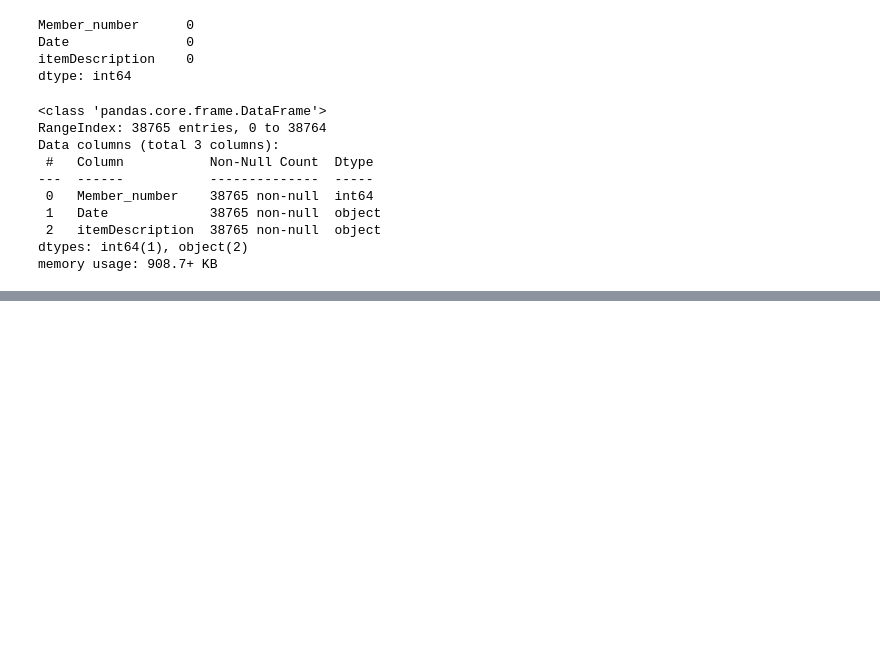
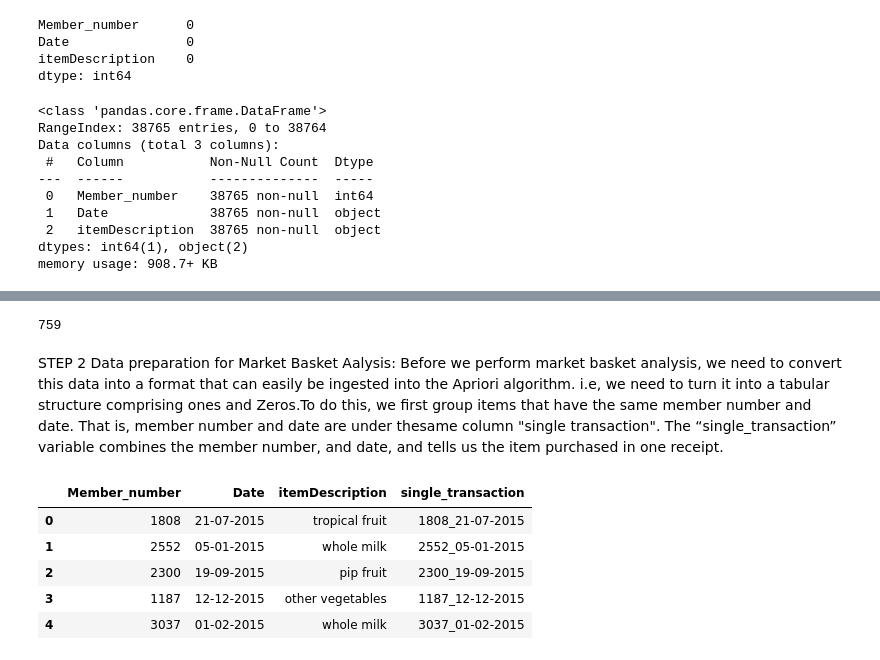
Before and after one commit to Pri3scilla/FLiT-Data-Science-Mentorship-Projects, a Jupyter notebook: market_basket_analysis.ipynb, the cells around one changed output, grey strips where cells are left out. Saved outputs shown, nothing was run; the diff lists cells and outputs as text; code cells hidden in the pictures; blank space fills up the shorter version.

```diff
--- a/market_basket_analysis.ipynb
+++ b/market_basket_analysis.ipynb
@@ -56,6 +62,3 @@ Data columns (total 3 columns):
  2   itemDescription  38765 non-null  object
 dtypes: int64(1), object(2)
 memory usage: 908.7+ KB
-# %%
-#convert the date datatype to date
-df['Date']=datetime(df[]'Date'])
@@ -63,0 +107,19 @@ SyntaxError: ignored
+# %%
+# Check again for duplicates
+print(df.duplicated().sum())
+# %% [output]
+759
+# %% [markdown]
+STEP 2 Data preparation for Market Basket Aalysis: Before we perform market basket analysis, we need to convert this data into a format that can easily be ingested into the Apriori algorithm. i.e, we need to turn it into a tabular structure comprising ones and Zeros.To do this, we first group items that have the same member number and date. That is, member number and date are under thesame column "single transaction". The “single_transaction” variable combines the member number, and date, and tells us the item purchased in one receipt.
+# %%
+#Group items with the same member number and date
+df['single_transaction'] = df['Member_number'].astype(str)+'_'+df['Date'].astype(str)
+
+df.head()
+# %% [output]
+|  | Member_number | Date | itemDescription | single_transaction |
+| 0 | 1808 | 21-07-2015 | tropical fruit | 1808_21-07-2015 |
+| 1 | 2552 | 05-01-2015 | whole milk | 2552_05-01-2015 |
+| 2 | 2300 | 19-09-2015 | pip fruit | 2300_19-09-2015 |
+| 3 | 1187 | 12-12-2015 | other vegetables | 1187_12-12-2015 |
+| 4 | 3037 | 01-02-2015 | whole milk | 3037_01-02-2015 |
```
Also changed, not shown: parts of 15 cells of this notebook.
